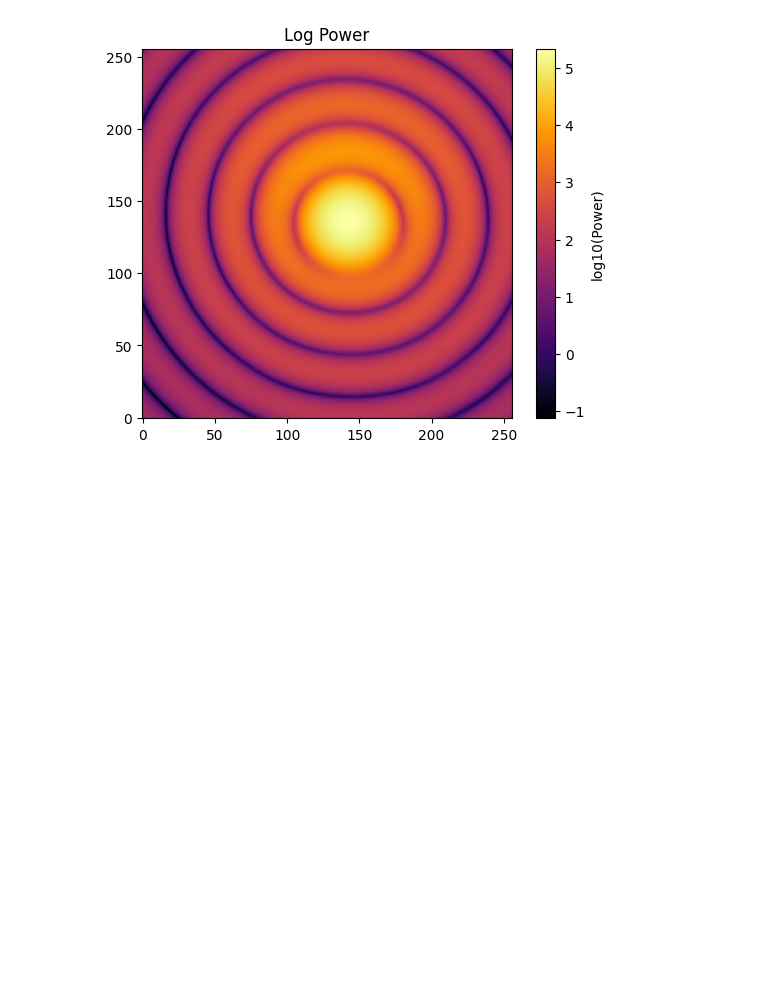
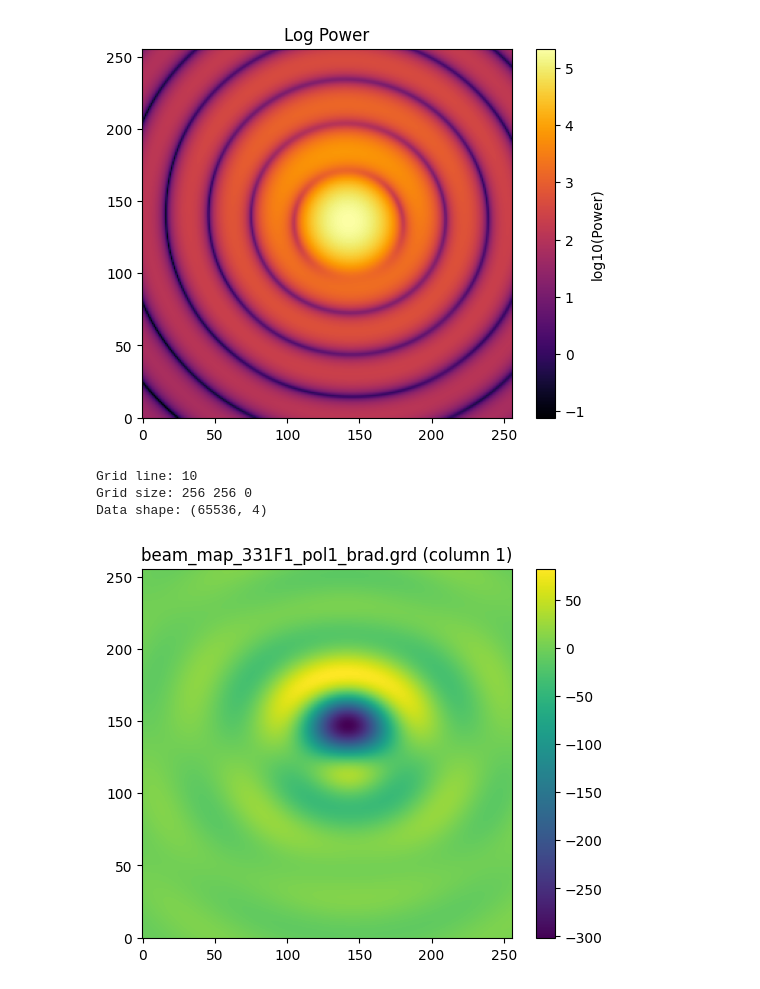
Before and after one commit to dlllonb/wiregrid, a Jupyter notebook: analysis/notebooks/beammap1.ipynb, the cells around one changed output. Cells and saved outputs as stored; diff of their text form; code cells hidden in the pictures; blank space fills up the shorter version.

Commit message:
initial comparison to brad beam maps

```diff
--- a/analysis/notebooks/beammap1.ipynb
+++ b/analysis/notebooks/beammap1.ipynb
@@ -104,3 +105,48 @@ plt.title("Log Power")
 plt.show()
 # %% [output]
 [figure]
+# %%
+filename = "beam_map_331F1_pol1_brad.grd"
+filepath = os.path.join("../data", filename)
+
+with open(filepath, "r") as f:
+    lines = f.readlines()
+
+for i, line in enumerate(lines):
+    if line.strip():
+        parts = line.split()
+        if len(parts) == 3:
+            try:
+                nx, ny, nz = map(int, parts)
+                if nz == 0:
+                    grid_line = i
+                    break
+            except:
+                pass
+
+print("Grid line:", grid_line)
+print("Grid size:", nx, ny, nz)
+
+data_lines = lines[grid_line + 1:]
+rows = []
+
+for line in data_lines:
+    parts = line.split()
+    if len(parts) == 4:
+        rows.append([float(x) for x in parts])
+
+arr = np.array(rows)
+print("Data shape:", arr.shape)
+# %% [output]
+Grid line: 10
+Grid size: 256 256 0
+Data shape: (65536, 4)
+# %%
+img = arr[:, 0].reshape(ny, nx)
+
+plt.imshow(img, origin="lower")
+plt.colorbar()
+plt.title(filename + " (column 1)")
+plt.show()
+# %% [output]
+[figure, added]
```
Also changed, not shown: parts of 6 cells of this notebook, 1 other file.
